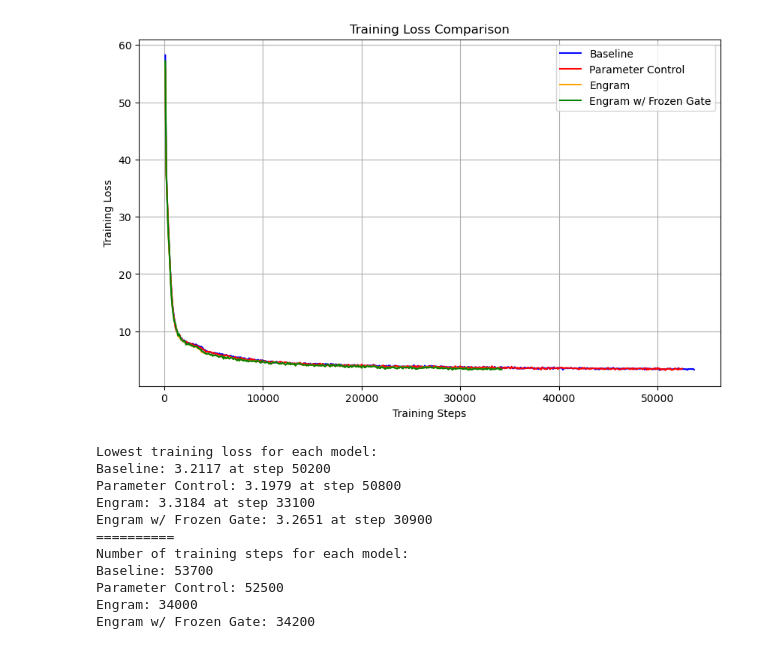
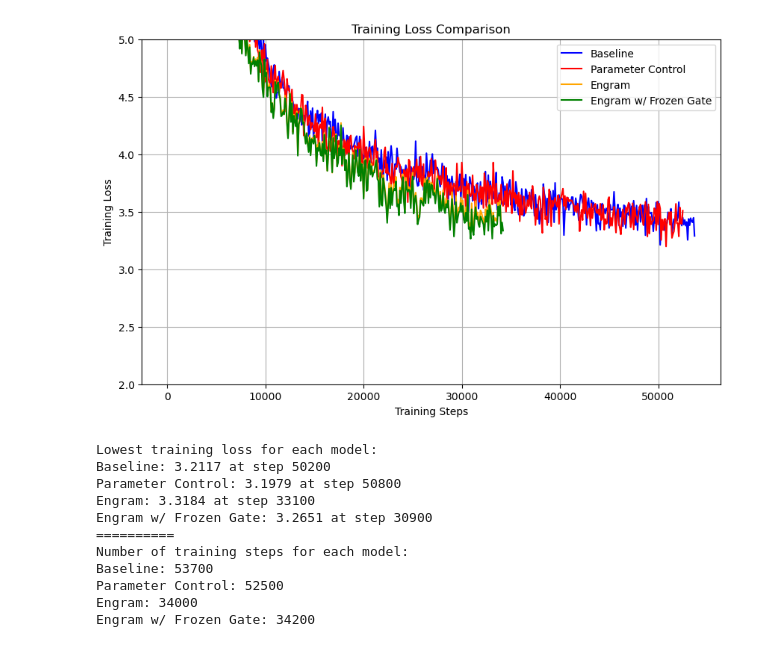
Before and after one commit to koacow/deepseek-engram-lm, a Jupyter notebook: reports/training_comparison.ipynb, the cells around one changed output. Cells and saved outputs as stored; diff of their text form; code cells hidden in the pictures.

Commit message:
updated graphs in report to be more legible

```diff
--- a/reports/training_comparison.ipynb
+++ b/reports/training_comparison.ipynb
@@ -9,20 +9,21 @@ params_log = pd.read_csv('../checkpoints/params_log.csv')
 # %%
 # Plot the training loss for baseline and engram models
 plt.figure(figsize=(10, 6))
 plt.plot(baseline_log['step'], baseline_log['train_loss'], label='Baseline', color='blue')
 plt.plot(params_log['step'], params_log['train_loss'], label='Parameter Control', color='red')
 plt.plot(engram_log['step'], engram_log['train_loss'], label='Engram', color='orange')
 plt.plot(engram_frozen_log['step'], engram_frozen_log['train_loss'], label='Engram w/ Frozen Gate', color='green')
 plt.plot()
+plt.ylim(2, 5)
 plt.xlabel('Training Steps')
 plt.ylabel('Training Loss')
 plt.title('Training Loss Comparison')
 plt.legend()
 plt.grid()
 plt.savefig('./figs/training_loss_comparison.png')
 plt.show()
 # %% [output]
-[figure, old version]
+[figure, new version]
 # %%
 print("Lowest training loss for each model:")
 print(f"Baseline: {baseline_log['train_loss'].min():.4f} at step {baseline_log['step'][baseline_log['train_loss'].idxmin()]}")
```
Also changed, not shown: parts of 1 cell of this notebook, 3 other files.
